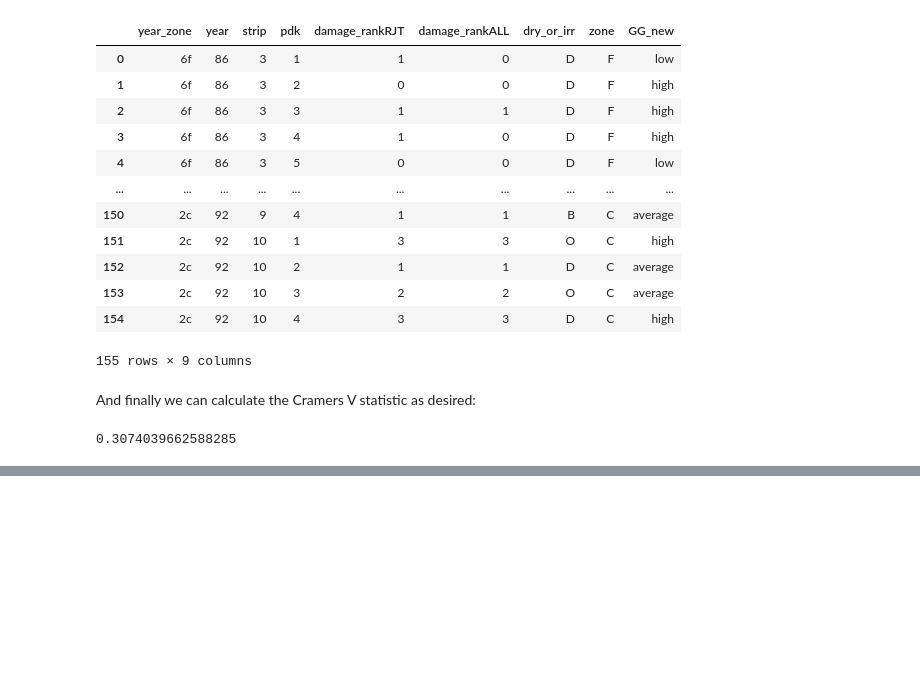
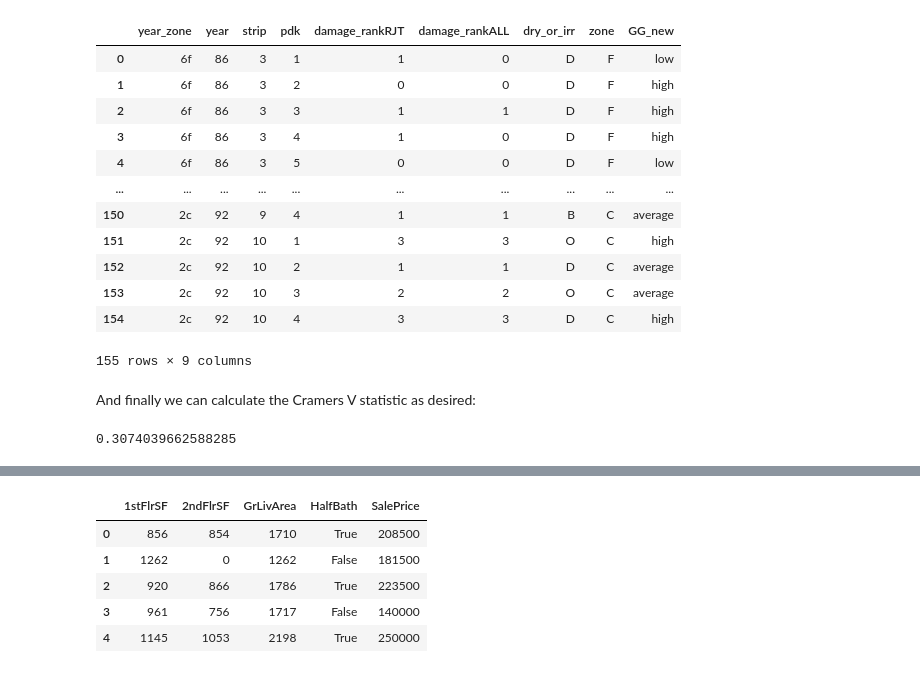
Before and after one commit to alan-turing-institute/ptype, a Jupyter notebook: notebooks/reclassify-column.ipynb, the cells around one changed output, grey strips where cells are left out. Drawn from its saved outputs; the diff is of its cells as text; code cells hidden in the pictures; blank space fills up the shorter version.

```diff
--- a/notebooks/reclassify-column.ipynb
+++ b/notebooks/reclassify-column.ipynb
@@ -174,0 +218,10 @@ cramers_corrected_stat(df2['zone'], df2['GG_new'])
+# %%
+df2 = schema.transform(df)
+df2.head()
+# %% [output]
+|  | 1stFlrSF | 2ndFlrSF | GrLivArea | HalfBath | SalePrice |
+| 0 | 856 | 854 | 1710 | True | 208500 |
+| 1 | 1262 | 0 | 1262 | False | 181500 |
+| 2 | 920 | 866 | 1786 | True | 223500 |
+| 3 | 961 | 756 | 1717 | False | 140000 |
+| 4 | 1145 | 1053 | 2198 | True | 250000 |
```
Also changed, not shown: parts of 13 cells of this notebook.
